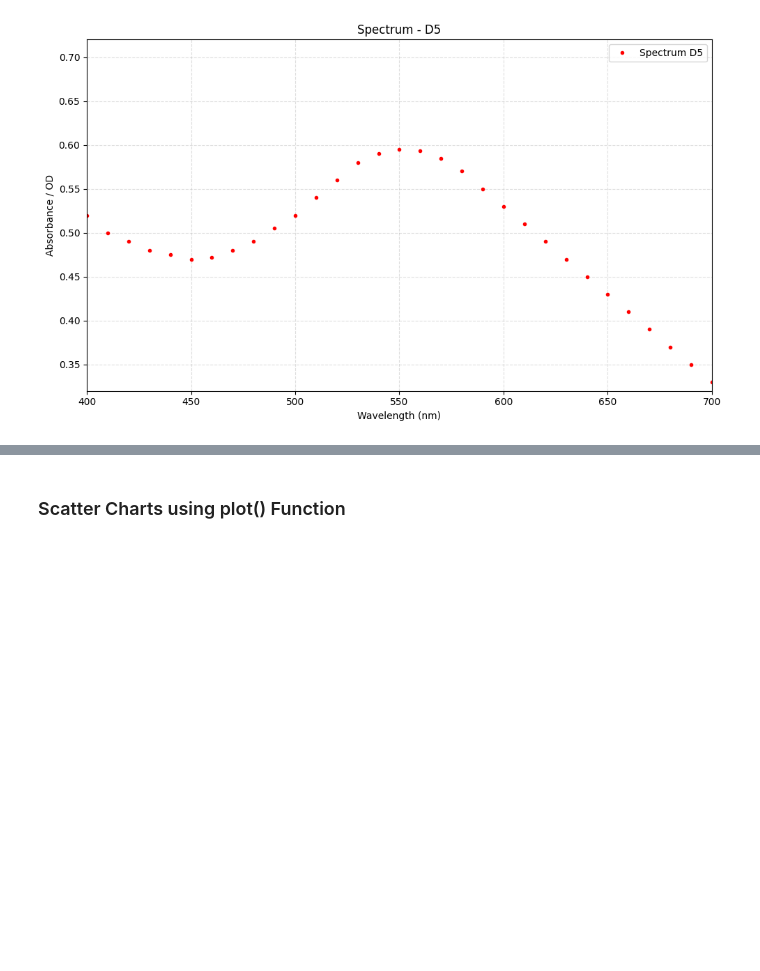
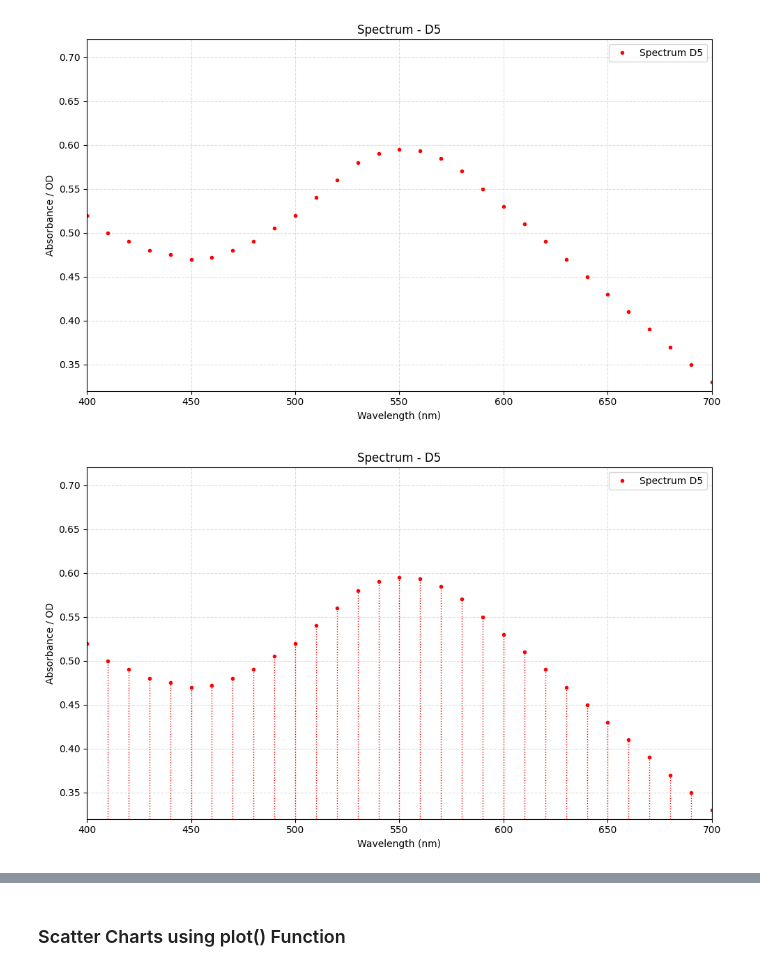
Before and after one commit to swetaverse/jupyter-lab, a Jupyter notebook: chapter3-plotting-with-pyplot /pyplot.ipynb, the cells around one changed output, grey strips where cells are left out. Cells and saved outputs as stored; diff of their text form; code cells hidden in the pictures; blank space fills up the shorter version.

```diff
--- a/chapter3-plotting-with-pyplot /pyplot.ipynb
+++ b/chapter3-plotting-with-pyplot /pyplot.ipynb
@@ -322,3 +322,39 @@ plt.savefig("Spectrum_D5_Plot.pdf")
 plt.show()
 # %% [output]
 [figure]
+# %%
+import matplotlib.pyplot as plt
+import numpy as np
+
+# Wavelengths
+wavelengths = np.linspace(400, 700, 31)
+
+# OD values
+OD_values = [
+    0.52, 0.50, 0.49, 0.48, 0.475, 0.47, 0.472, 0.48, 0.49, 0.505, 0.52,
+    0.54, 0.56, 0.58, 0.59, 0.595, 0.593, 0.585, 0.57, 0.55, 0.53,
+    0.51, 0.49, 0.47, 0.45, 0.43, 0.41, 0.39, 0.37, 0.35, 0.33
+]
+
+# Plot
+plt.figure(figsize=(10, 6))
+plt.plot(wavelengths, OD_values, 'r.', markersize=6, label='Spectrum D5')
+
+# Add vertical dotted lines from each point to x-axis
+for x, y in zip(wavelengths, OD_values):
+    plt.vlines(x, 0.32, y, colors='red', linestyles='dotted', linewidth=1)
+
+# Set limits
+plt.xlim(400, 700)
+plt.ylim(0.32, 0.72)
+
+# Labels and layout
+plt.xlabel("Wavelength (nm)")
+plt.ylabel("Absorbance / OD")
+plt.title("Spectrum - D5")
+plt.grid(True, linestyle='--', alpha=0.4)
+plt.legend()
+plt.tight_layout()
+plt.show()
+# %% [output]
+[figure, added]
```
Also changed, not shown: parts of 1 cell of this notebook.
